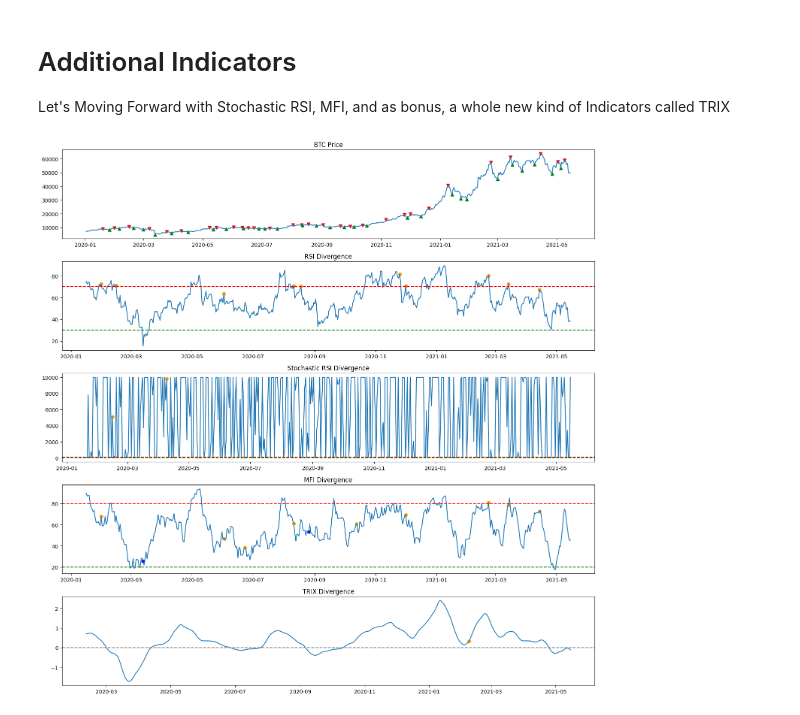
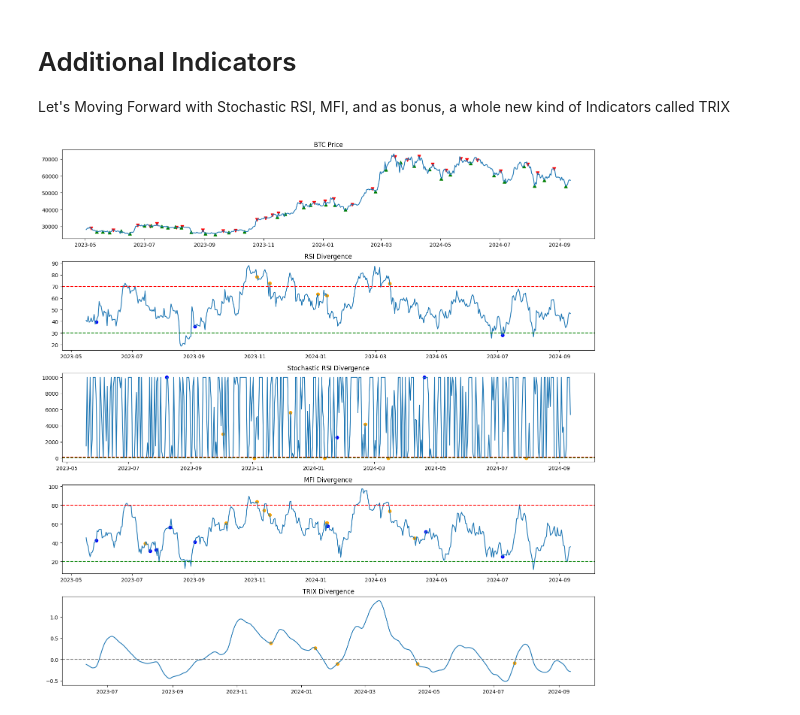
Before and after one commit to couzhei/formula-binance-atm, a Jupyter notebook: Trying out things.ipynb, the cells around one changed output. Saved outputs shown, nothing was run; the diff lists cells and outputs as text; code cells hidden in the pictures.

```diff
--- a/Trying out things.ipynb
+++ b/Trying out things.ipynb
@@ -392,7 +392,7 @@ import matplotlib.pyplot as plt
 # Fetch BTCUSDT data (same as earlier)
 client = Spot()
 symbol = "BTCUSDT"
-klines = client.klines(symbol, "1d", startTime=int(pd.to_datetime("2020-01-01").timestamp() * 1000))
+klines = client.klines(symbol, "1d", startTime=int(pd.to_datetime("2023-05-01").timestamp() * 1000))
 data = pd.DataFrame(klines, columns=['Open time', 'Open', 'High', 'Low', 'Close', 'Volume', 'Close time', 'Quote volume', 'Trades', 'Taker buy base', 'Taker buy quote', 'Ignore'])
 data['Close'] = pd.to_numeric(data['Close'])
 data['High'] = pd.to_numeric(data['High'])
@@ -449,8 +449,8 @@ def check_divergence(price_series, indicator_series, peaks_or_troughs, bullish=F
 # Detect divergences for all indicators
 # -------------------------------------
 # For RSI, StochRSI, MFI: Use peaks (bearish) and troughs (bullish)
-price_peaks = find_peaks(close_prices, window=5)
-price_troughs = find_troughs(close_prices, window=5)
+price_peaks = find_peaks(high_prices, window=5)
+price_troughs = find_troughs(low_prices, window=5)
 
 # RSI Divergence
 rsi_bearish = check_divergence(close_prices, rsi, price_peaks, bullish=False)
@@ -487,31 +487,31 @@ axs[1].scatter(rsi.index[rsi_bullish], rsi.iloc[rsi_bullish], color='blue', mark
 axs[1].axhline(70, linestyle='--', color='red')
 axs[1].axhline(30, linestyle='--', color='green')
 axs[1].set_title('RSI Divergence')
 
 # StochRSI
 axs[2].plot(stoch_rsi * 100, label='StochRSI')  # Scale to 0-100
 axs[2].scatter(stoch_rsi.index[stoch_rsi_bearish], stoch_rsi.iloc[stoch_rsi_bearish] * 100, color='orange', marker='o')
 axs[2].scatter(stoch_rsi.index[stoch_rsi_bullish], stoch_rsi.iloc[stoch_rsi_bullish] * 100, color='blue', marker='o')
 axs[2].axhline(80, linestyle='--', color='red')
 axs[2].axhline(20, linestyle='--', color='green')
 axs[2].set_title('Stochastic RSI Divergence')
 
 # MFI
 axs[3].plot(mfi, label='MFI')
 axs[3].scatter(mfi.index[mfi_bearish], mfi.iloc[mfi_bearish], color='orange', marker='o')
 axs[3].scatter(mfi.index[mfi_bullish], mfi.iloc[mfi_bullish], color='blue', marker='o')
 axs[3].axhline(80, linestyle='--', color='red')
 axs[3].axhline(20, linestyle='--', color='green')
 axs[3].set_title('MFI Divergence')
 
 # TRIX
 axs[4].plot(trix, label='TRIX')
 axs[4].scatter(trix.index[trix_bearish], trix.iloc[trix_bearish], color='orange', marker='o')
 axs[4].scatter(trix.index[trix_bullish], trix.iloc[trix_bullish], color='blue', marker='o')
 axs[4].axhline(0, linestyle='--', color='grey')
 axs[4].set_title('TRIX Divergence')
 
 plt.tight_layout()
 plt.show()
 # %% [output]
-[figure, old version]
+[figure, new version]
```
